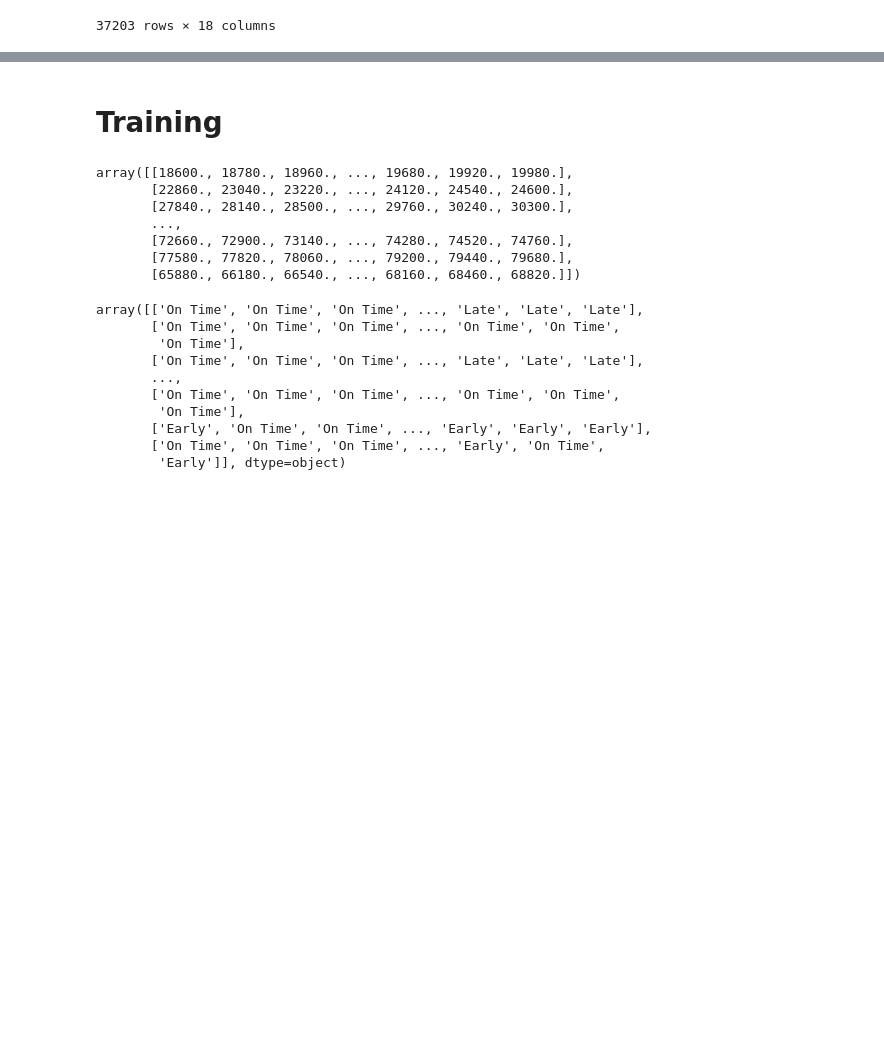
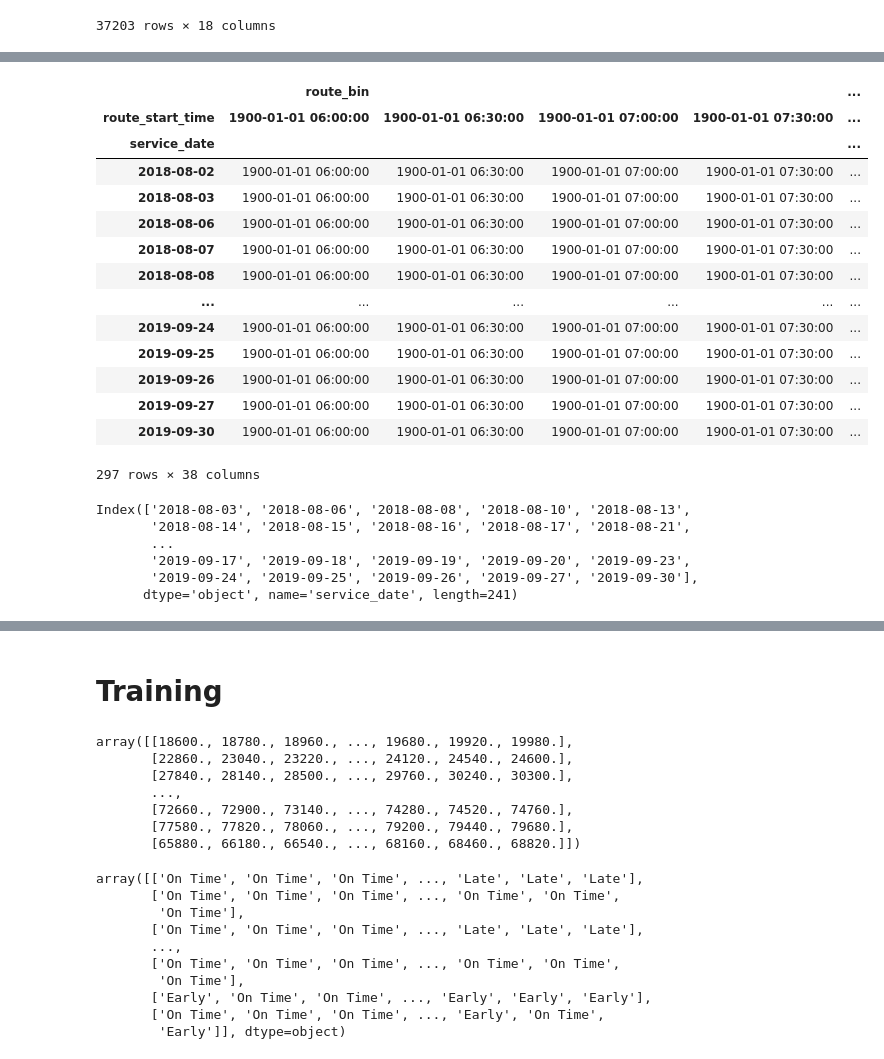
Before and after one commit to notAlex2/pgm-public-transit, a Jupyter notebook: Timeliness.ipynb, the cells around one changed output, grey strips where cells are left out. Cells and saved outputs as stored; diff of their text form; code cells hidden in the pictures; blank space fills up the shorter version.

```diff
--- a/Timeliness.ipynb
+++ b/Timeliness.ipynb
@@ -285,0 +364,4 @@ df11
+# %%
+df15 = dates_df.merge(bins_df, on='cross_join').drop(columns='cross_join')
+# df15.columns = [('time', col) for col in df15.columns]
+df15
@@ -285,0 +403,3 @@ df11
+# %%
+df21 = df20.drop_duplicates(subset=[('service_date',''),'route_bin'])#[['service_date','route_bin']]
+df21.head(10)
@@ -285,0 +419,7 @@ df11
+# %%
+# Merge on the bins that we're using
+# NA will fill bins with no data
+
+df22 = df15.merge(df21[[('service_date',''),'route_bin']], how='left', left_on=['service_date', 'route_start_time'], right_on=[('service_date',''), 'route_bin'])
+# df22['service_date'] = ~df22['service_date'].isna()
+df22
@@ -285,0 +440,30 @@ df11
+# %%
+df23 = df22.pivot(index=['service_date'], columns=['route_start_time'], values=['route_bin'])
+df23
+# %% [output]
+|  | route_bin |  |  |  | ... |
+| route_start_time | 1900-01-01 06:00:00 | 1900-01-01 06:30:00 | 1900-01-01 07:00:00 | 1900-01-01 07:30:00 | ... |
+| service_date |  |  |  |  | ... |
+| 2018-08-02 | 1900-01-01 06:00:00 | 1900-01-01 06:30:00 | 1900-01-01 07:00:00 | 1900-01-01 07:30:00 | ... |
+| 2018-08-03 | 1900-01-01 06:00:00 | 1900-01-01 06:30:00 | 1900-01-01 07:00:00 | 1900-01-01 07:30:00 | ... |
+| 2018-08-06 | 1900-01-01 06:00:00 | 1900-01-01 06:30:00 | 1900-01-01 07:00:00 | 1900-01-01 07:30:00 | ... |
+| 2018-08-07 | 1900-01-01 06:00:00 | 1900-01-01 06:30:00 | 1900-01-01 07:00:00 | 1900-01-01 07:30:00 | ... |
+| 2018-08-08 | 1900-01-01 06:00:00 | 1900-01-01 06:30:00 | 1900-01-01 07:00:00 | 1900-01-01 07:30:00 | ... |
+| ... | ... | ... | ... | ... | ... |
+| 2019-09-24 | 1900-01-01 06:00:00 | 1900-01-01 06:30:00 | 1900-01-01 07:00:00 | 1900-01-01 07:30:00 | ... |
+| 2019-09-25 | 1900-01-01 06:00:00 | 1900-01-01 06:30:00 | 1900-01-01 07:00:00 | 1900-01-01 07:30:00 | ... |
+| 2019-09-26 | 1900-01-01 06:00:00 | 1900-01-01 06:30:00 | 1900-01-01 07:00:00 | 1900-01-01 07:30:00 | ... |
+| 2019-09-27 | 1900-01-01 06:00:00 | 1900-01-01 06:30:00 | 1900-01-01 07:00:00 | 1900-01-01 07:30:00 | ... |
+| 2019-09-30 | 1900-01-01 06:00:00 | 1900-01-01 06:30:00 | 1900-01-01 07:00:00 | 1900-01-01 07:30:00 | ... |
+297 rows × 38 columns
+# %%
+# Valid dates (days with all bins filled)
+idx23 = df23[df23.isna().sum(axis=1) == 0].index
+idx23
+# %% [output]
+Index(['2018-08-03', '2018-08-06', '2018-08-08', '2018-08-10', '2018-08-13',
+       '2018-08-14', '2018-08-15', '2018-08-16', '2018-08-17', '2018-08-21',
+       ...
+       '2019-09-17', '2019-09-18', '2019-09-19', '2019-09-20', '2019-09-23',
+       '2019-09-24', '2019-09-25', '2019-09-26', '2019-09-27', '2019-09-30'],
+      dtype='object', name='service_date', length=241)
```
Also changed, not shown: parts of 26 cells of this notebook.
